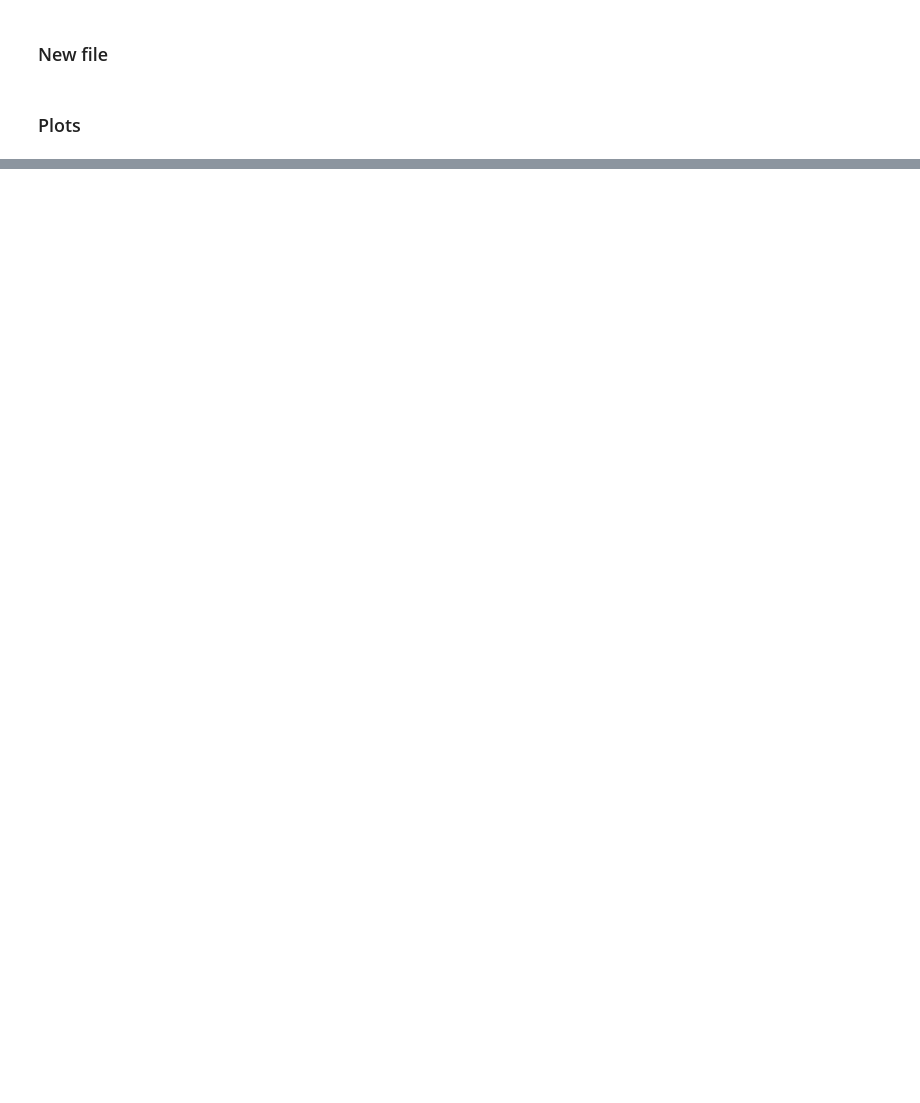
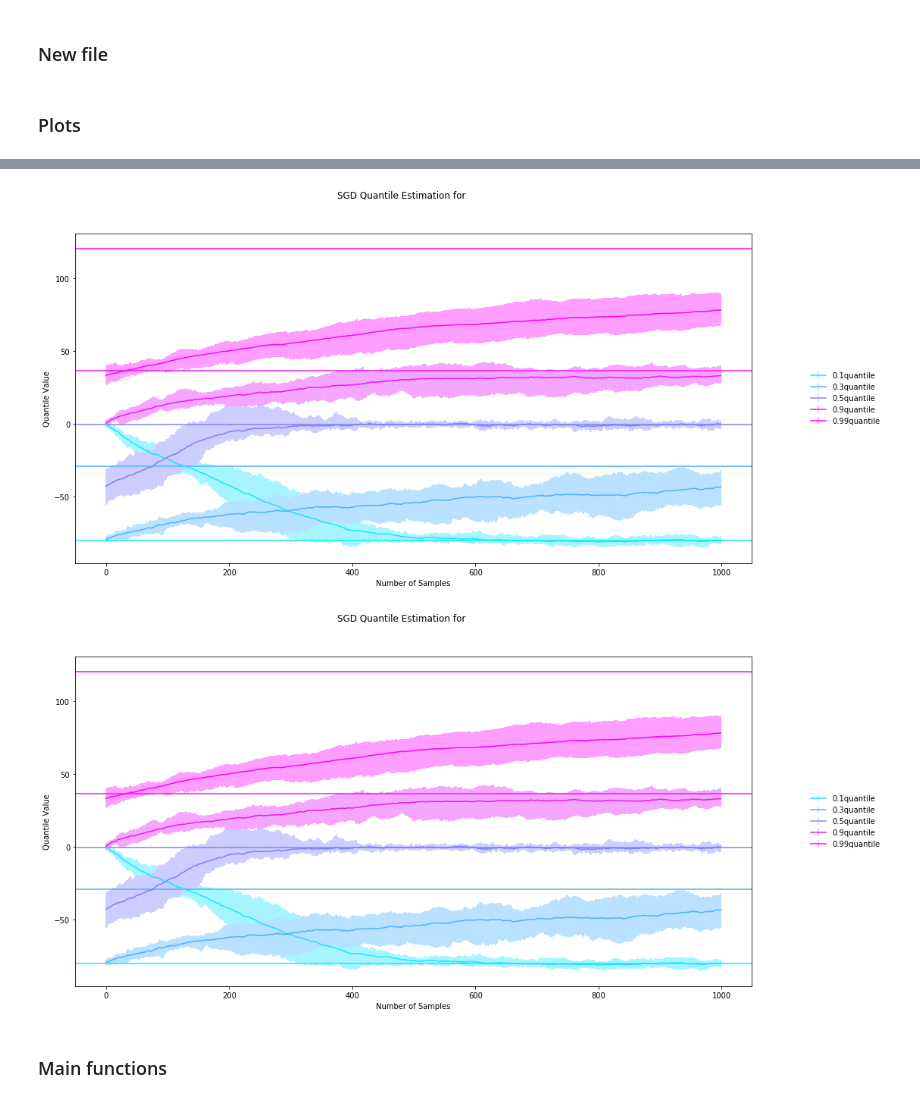
Before and after one commit to chengsoonong/eheye, a Jupyter notebook: QuantEst/sgd_est_experiment/Experiment_final.ipynb, the cells around one changed output, grey strips where cells are left out. Saved outputs shown, nothing was run; the diff lists cells and outputs as text; code cells hidden in the pictures; blank space fills up the shorter version.

```diff
--- a/QuantEst/sgd_est_experiment/Experiment_final.ipynb
+++ b/QuantEst/sgd_est_experiment/Experiment_final.ipynb
@@ -68,7 +69,7 @@ def get_one_dt(distro, datasize):
         return np.random.exponential(scale=1, size=datasize)
     else: raise Exception("distribution doesn't work!")
 # %%
-def get_dataset(distro, datasize, g_test):
+def get_dataset(distro, datasize, g_test=False):
     if g_test:
         dataset = np.zeros((N_g, datasize))
         for i in range(N_g):
@@ -206,0 +212,5 @@ def get_normalized_e(true, batches, est):
+# %%
+dataset = get_dataset('mix', 1000, True)
+q_batches = get_q_batches(dataset, tau_vals)
+q_true = get_q_true('mix', tau_vals)
+sgd_res, sgd_proc = get_q_ests(dataset, 'const', tau_vals)
@@ -206,0 +229,62 @@ def get_normalized_e(true, batches, est):
+# %%
+def lighten_color(color, amount=0.5):
+    """
+    Lightens the given color by multiplying (1-luminosity) by the given amount.
+    Input can be matplotlib color string, hex string, or RGB tuple.
+
+    Examples:
+    >> lighten_color('g', 0.3)
+    >> lighten_color('#F034A3', 0.6)
+    >> lighten_color((.3,.55,.1), 0.5)
+    """
+#     import matplotlib.colors as mc
+    import colorsys
+    try:
+        c = colors.cnames[color]
+    except:
+        c = color
+    c = colorsys.rgb_to_hls(*colors.to_rgb(c))
+    return colorsys.hls_to_rgb(c[0], 1 - amount * (1 - c[1]), c[2])
+
+def plot_procs_error_bar(tau_lst, q_batches, q_procs):
+
+    fig = plt.figure(figsize=(16, 8))
+    fig.suptitle('SGD Quantile Estimation for ')
+    ax = fig.add_subplot(111)
+    N_dim = len(q_procs.shape)
+
+    if q_batches is not None:
+        if len(q_batches.shape)==2: q_batches = q_batches.mean(axis=0)
+        for idx, q in enumerate(q_batches):
+            colorVal = scalarMap.to_rgba(tau_lst[idx])
+            ax.axhline(q, color=colorVal)
+
+    if N_dim == 2:
+        plot_one_proc(tau_lst, q_procs, ax, True)
+
+    elif N_dim == 3:
+        proc_mean = np.mean(q_procs, 0)
+        proc_max = np.max(q_procs, 0) - proc_mean
+        proc_min = proc_mean - np.min(q_procs, 0)
+
+        for i in range(len(tau_lst)):
+
+            err = np.vstack((proc_max[i], proc_min[i]))
+            colorVal = scalarMap.to_rgba(tau_lst[i])
+            ax.errorbar(np.arange(proc_mean.shape[-1]),
+                        proc_mean[i],
+                        yerr=err, ecolor = lighten_color(colorVal, 0.4),
+                        color=colorVal, label = str(tau_lst[i])+'quantile')
+
+    ax.legend(loc='right', bbox_to_anchor=(1.2, 0.5),
+        frameon=False, ncol=1)
+    ax.set_xlabel('Number of Samples')
+    if (q_batches is not None):
+        ax.set_ylabel('Quantile Value')
+    else: ax.set_ylabel('Error Value')
+    return fig
+
+plot_procs_error_bar(tau_vals, q_true, sgd_proc)
+# %% [output]
+[figure, added]
+[figure, added]
@@ -207,3 +310,5 @@ def get_normalized_e(true, batches, est):
+# %% [markdown]
+### Main functions
 # %%
 def quantile_sgd_compare(distro_lst, datasize_lst, stepsize_lst,
                          g_test=False, s_test=False, tau_lst=tau_vals,
```
Also changed, not shown: parts of 9 cells of this notebook, 2 other files.
